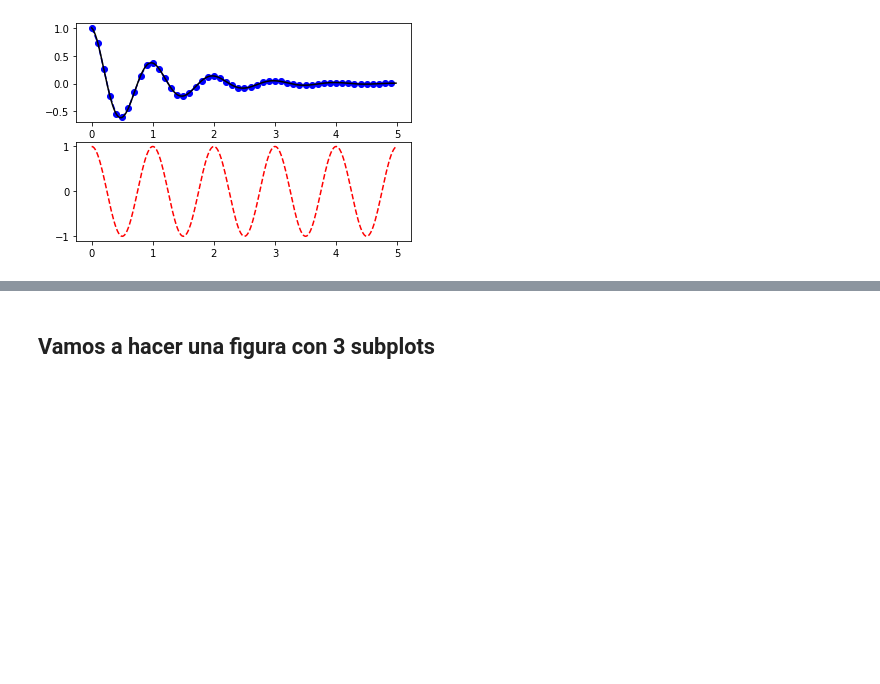
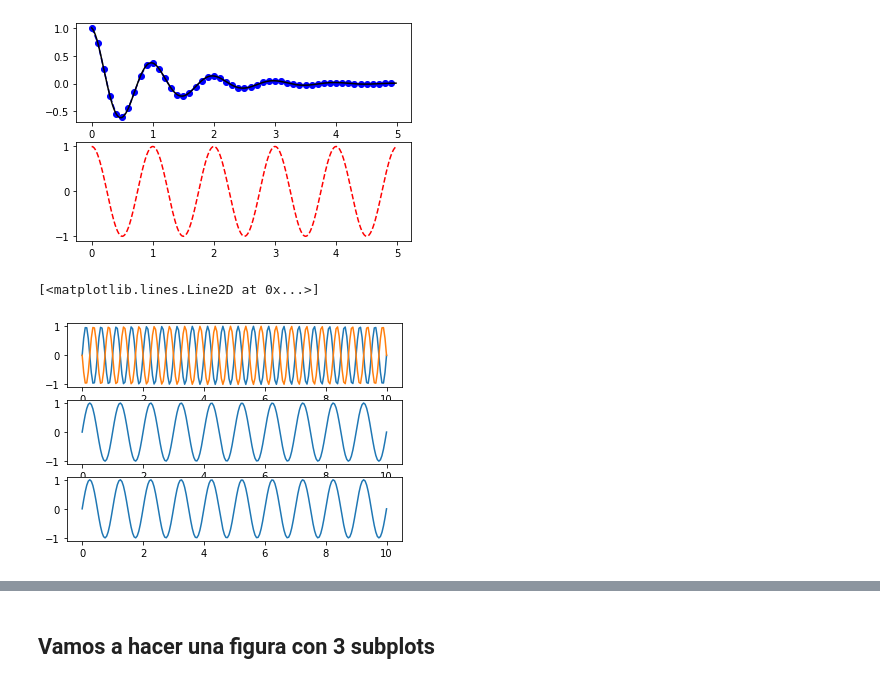
Before and after one commit to gellanz/DSC-Python, a Jupyter notebook: BasicosNumpy.ipynb, the cells around one changed output, grey strips where cells are left out. Drawn from its saved outputs; the diff is of its cells as text; code cells hidden in the pictures; blank space fills up the shorter version.

```diff
--- a/BasicosNumpy.ipynb
+++ b/BasicosNumpy.ipynb
@@ -176,3 +162,20 @@ plt.plot(t2, np.cos(2*np.pi*t2), 'r--')
 plt.show()
 # %% [output]
 [figure]
+# %%
+x = np.linspace(0,10,200)
+f = 1
+sin1 = np.sin((2*np.pi*f*2)*x)
+sin12 = np.sin((2*np.pi*f*2)*x+np.pi)
+sin2 = np.sin((2*np.pi*f*1)*x)
+sin3 = sin1+sin2+sin12
+plt.figure()
+plt.subplot(3,1,1)
+plt.plot(x,sin1,x,sin12)
+plt.subplot(3,1,2)
+plt.plot(x,sin2)
+plt.subplot(3,1,3)
+plt.plot(x,sin3)
+# %% [output]
+[<matplotlib.lines.Line2D at 0x...>]
+[figure, added]
```
Also changed, not shown: parts of 11 cells of this notebook.
